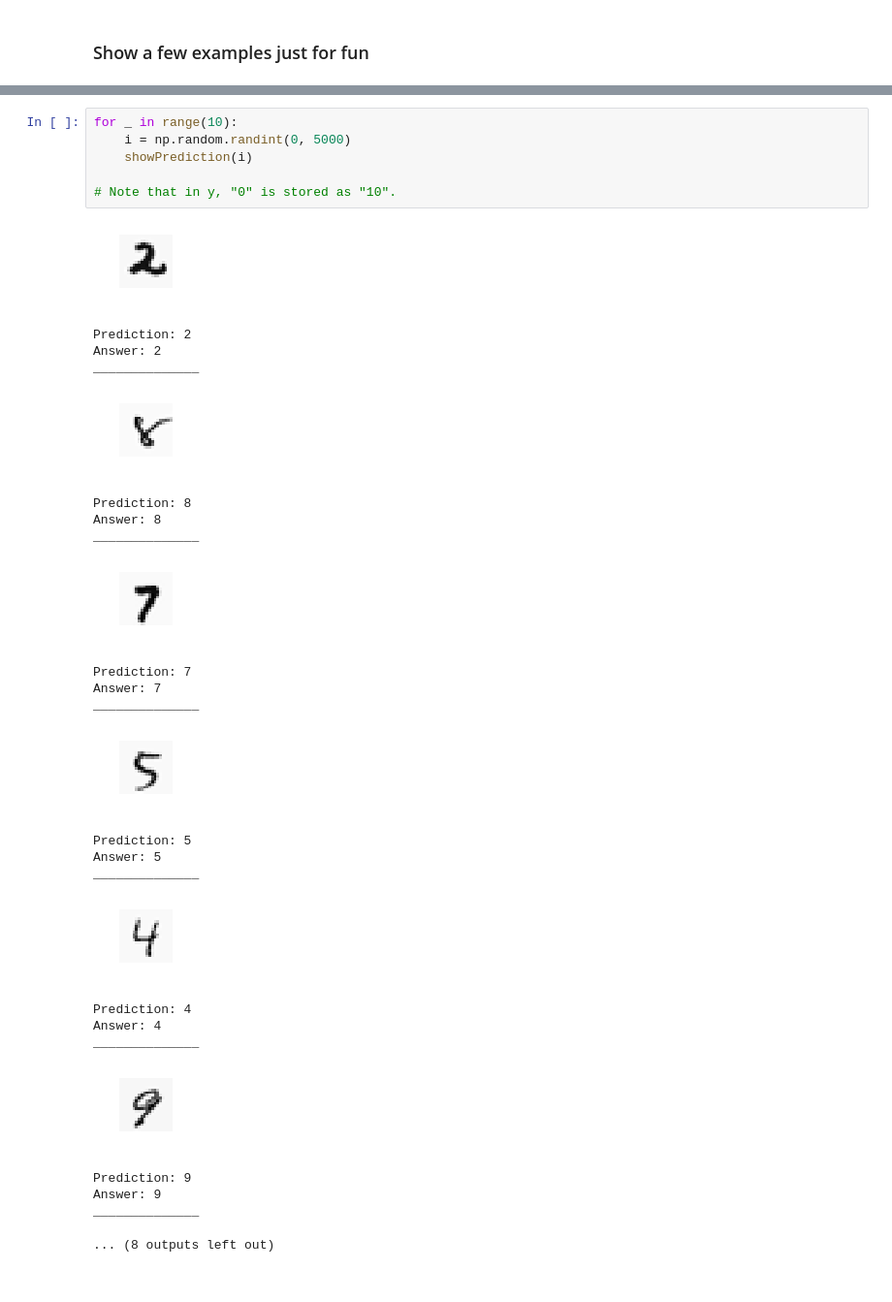
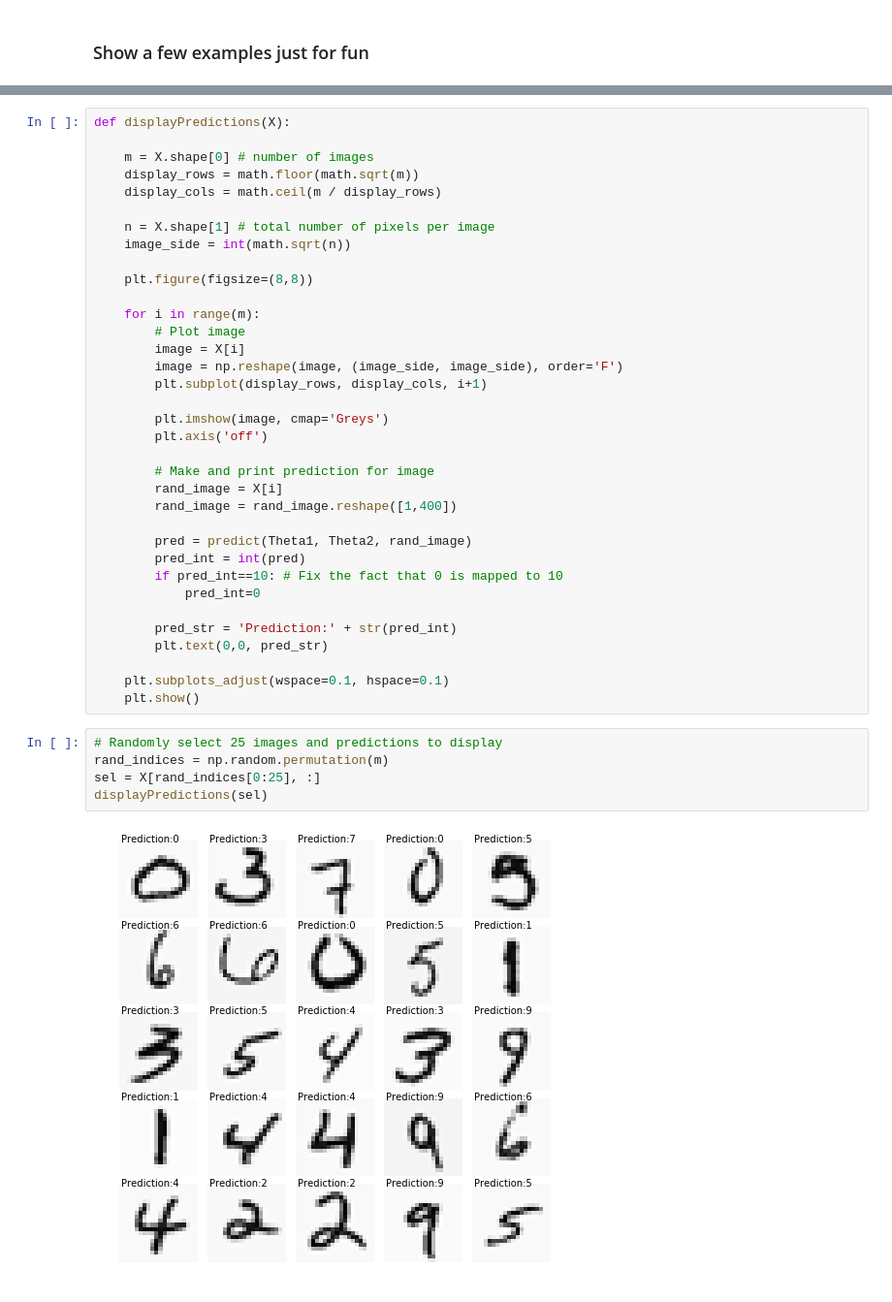
Before and after one commit to ZER-0-NE/Ng_ML, a Jupyter notebook: ex3/2_Neural_networks.ipynb, the cells around one changed output, grey strips where cells are left out. Shown at 97% size. Cells and saved outputs as stored; diff of their text form.

Commit message:
Added prediction display

```diff
--- a/ex3/2_Neural_networks.ipynb
+++ b/ex3/2_Neural_networks.ipynb
@@ -163,32 +146,42 @@ def showPrediction(i):
-# %%
-for _ in range(10):
-    i = np.random.randint(0, 5000)
-    showPrediction(i)
-
-# Note that in y, "0" is stored as "10".
-# %% [output]
-[figure, removed]
-Prediction: 2
-Answer: 2
-______________
-[figure, removed]
-Prediction: 8
-Answer: 8
-______________
-[figure, removed]
-Prediction: 7
-Answer: 7
-______________
-[figure, removed]
-Prediction: 5
-Answer: 5
-______________
-[figure, removed]
-Prediction: 4
-Answer: 4
-______________
-[figure, removed]
-Prediction: 9
-Answer: 9
-______________
-... (8 outputs left out)
+# %%
+def displayPredictions(X):
+
+    m = X.shape[0] # number of images
+    display_rows = math.floor(math.sqrt(m))
+    display_cols = math.ceil(m / display_rows)
+
+    n = X.shape[1] # total number of pixels per image
+    image_side = int(math.sqrt(n))
+
+    plt.figure(figsize=(8,8))
+
+    for i in range(m):
+        # Plot image
+        image = X[i]
+        image = np.reshape(image, (image_side, image_side), order='F')
+        plt.subplot(display_rows, display_cols, i+1)
+
+        plt.imshow(image, cmap='Greys')
+        plt.axis('off')
+
+        # Make and print prediction for image
+        rand_image = X[i]
+        rand_image = rand_image.reshape([1,400])
+
+        pred = predict(Theta1, Theta2, rand_image)
+        pred_int = int(pred)
+        if pred_int==10: # Fix the fact that 0 is mapped to 10
+            pred_int=0
+
+        pred_str = 'Prediction:' + str(pred_int)
+        plt.text(0,0, pred_str)
+
+    plt.subplots_adjust(wspace=0.1, hspace=0.1)
+    plt.show()
+# %%
+# Randomly select 25 images and predictions to display
+rand_indices = np.random.permutation(m)
+sel = X[rand_indices[0:25], :]
+displayPredictions(sel)
+# %% [output]
+[figure, added]
```
Also changed, not shown: parts of 2 cells of this notebook.
